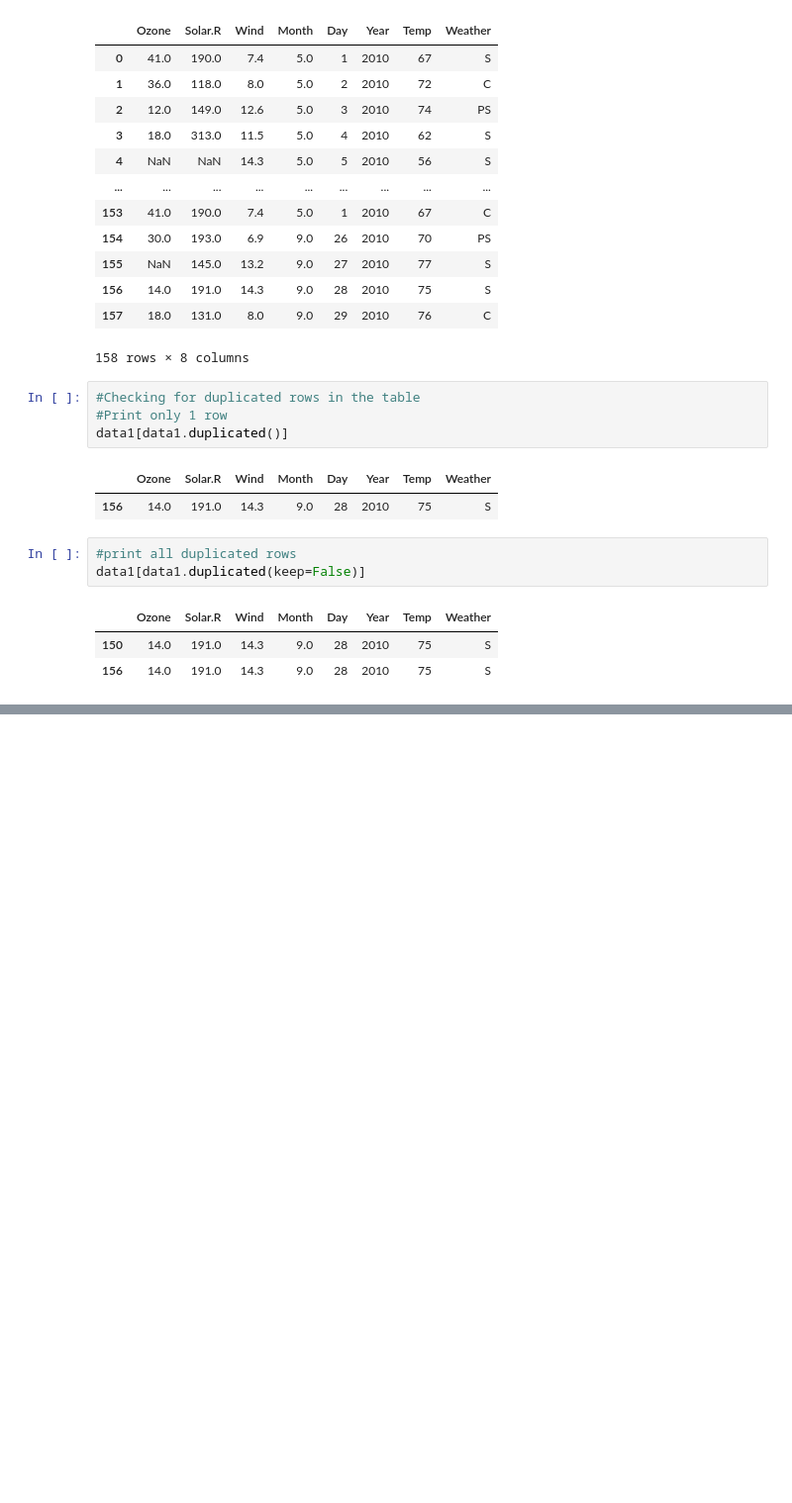
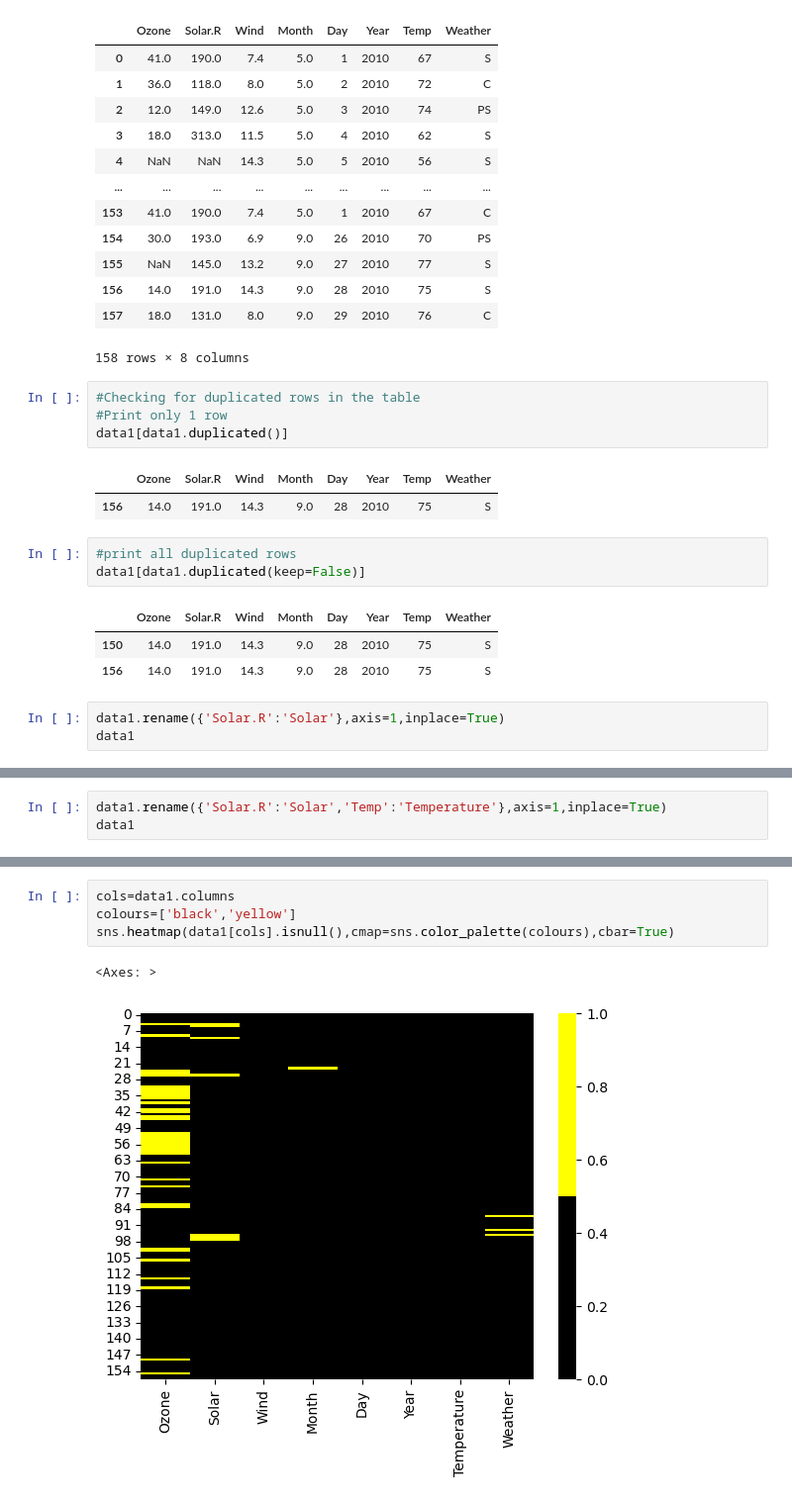
Before and after one commit to harika-165/harika_gamma-165, a Jupyter notebook: EDA.ipynb, the cells around one changed output, grey strips where cells are left out. Shown at 99% size. Drawn from its saved outputs; the diff is of its cells as text; blank space fills up the shorter version.

```diff
--- a/EDA.ipynb
+++ b/EDA.ipynb
@@ -160,3 +160,6 @@ data1[data1.duplicated(keep=False)]
 |  | Ozone | Solar.R | Wind | Month | Day | Year | Temp | Weather |
 | 150 | 14.0 | 191.0 | 14.3 | 9.0 | 28 | 2010 | 75 | S |
 | 156 | 14.0 | 191.0 | 14.3 | 9.0 | 28 | 2010 | 75 | S |
+# %%
+data1.rename({'Solar.R':'Solar'},axis=1,inplace=True)
+data1
@@ -162,0 +180,3 @@ data1[data1.duplicated(keep=False)]
+# %%
+data1.rename({'Solar.R':'Solar','Temp':'Temperature'},axis=1,inplace=True)
+data1
@@ -162,0 +209,7 @@ data1[data1.duplicated(keep=False)]
+# %%
+cols=data1.columns
+colours=['black','yellow']
+sns.heatmap(data1[cols].isnull(),cmap=sns.color_palette(colours),cbar=True)
+# %% [output]
+<Axes: >
+[figure, added]
```
Also changed, not shown: parts of 19 cells of this notebook.
